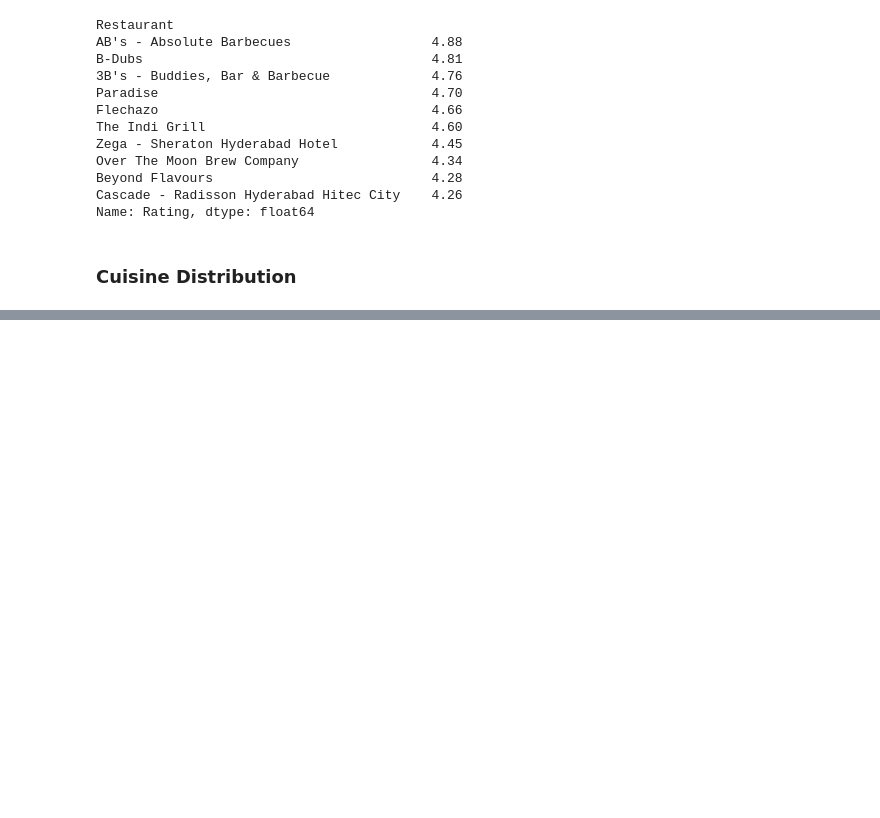
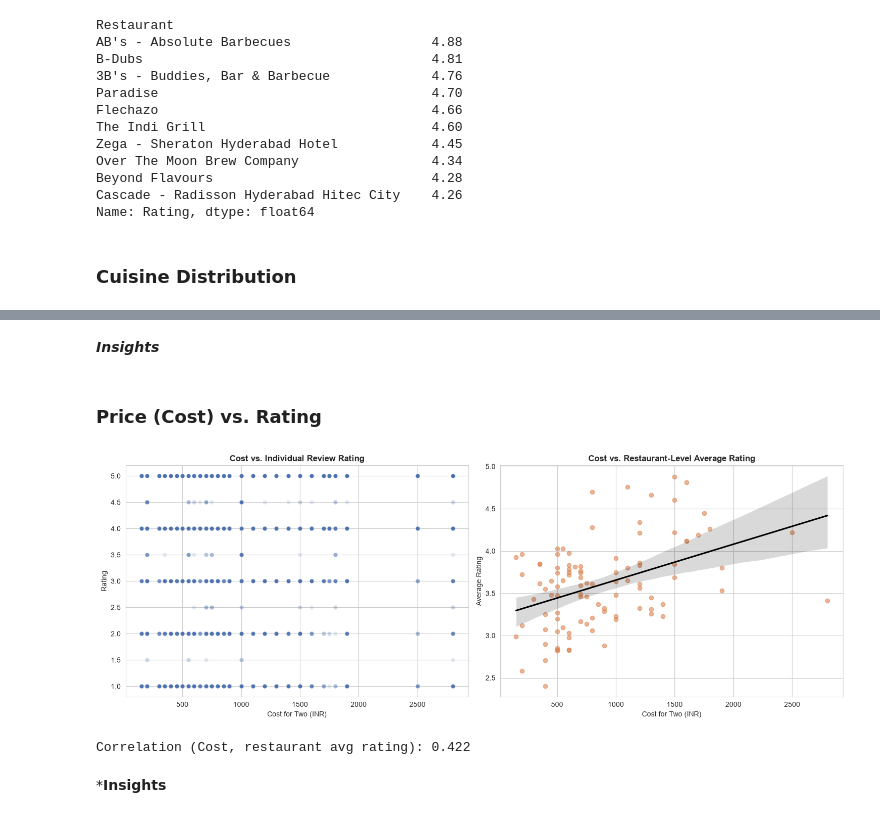
Before and after one commit to Engineer-purvesh18/Zomato-Analysis, a Jupyter notebook: Zomato_EDA.ipynb, the cells around one changed output, grey strips where cells are left out. Cells and saved outputs as stored; diff of their text form; code cells hidden in the pictures; blank space fills up the shorter version.

```diff
--- a/Zomato_EDA.ipynb
+++ b/Zomato_EDA.ipynb
@@ -300,0 +398,34 @@ Name: Rating, dtype: float64
+# %% [markdown]
+***Insights***
+# %% [markdown]
+### Price (Cost) vs. Rating
+# %%
+# metadata_df has a Cost column (cost for two) -> analyze its relationship with rating
+# using the restaurant-level average rating for a cleaner view than the noisier review-level scatter
+restaurant_avg_rating = reviews_df.groupby('Restaurant')['Rating'].mean().reset_index()
+restaurant_avg_rating = restaurant_avg_rating.merge(
+    metadata_df[['Name', 'Cost']], left_on='Restaurant', right_on='Name', how='left')
+
+fig, axes = plt.subplots(1, 2, figsize=(15, 5.5))
+
+sns.scatterplot(x='Cost', y='Rating', data=merged_df, alpha=0.15, ax=axes[0], color='#4C72B0')
+axes[0].set_title('Cost vs. Individual Review Rating', fontweight='bold')
+axes[0].set_xlabel('Cost for Two (INR)')
+axes[0].set_ylabel('Rating')
+
+sns.regplot(x='Cost', y='Rating', data=restaurant_avg_rating, ax=axes[1],
+            scatter_kws={'alpha': 0.6, 'color': '#DD8452'}, line_kws={'color': 'black'})
+axes[1].set_title('Cost vs. Restaurant-Level Average Rating', fontweight='bold')
+axes[1].set_xlabel('Cost for Two (INR)')
+axes[1].set_ylabel('Average Rating')
+
+plt.tight_layout()
+plt.show()
+
+print("Correlation (Cost, restaurant avg rating):",
+      round(restaurant_avg_rating['Cost'].corr(restaurant_avg_rating['Rating']), 3))
+# %% [output]
+[figure, added]
+Correlation (Cost, restaurant avg rating): 0.422
+# %% [markdown]
+***Insights**
```
Also changed, not shown: parts of 7 cells of this notebook.
